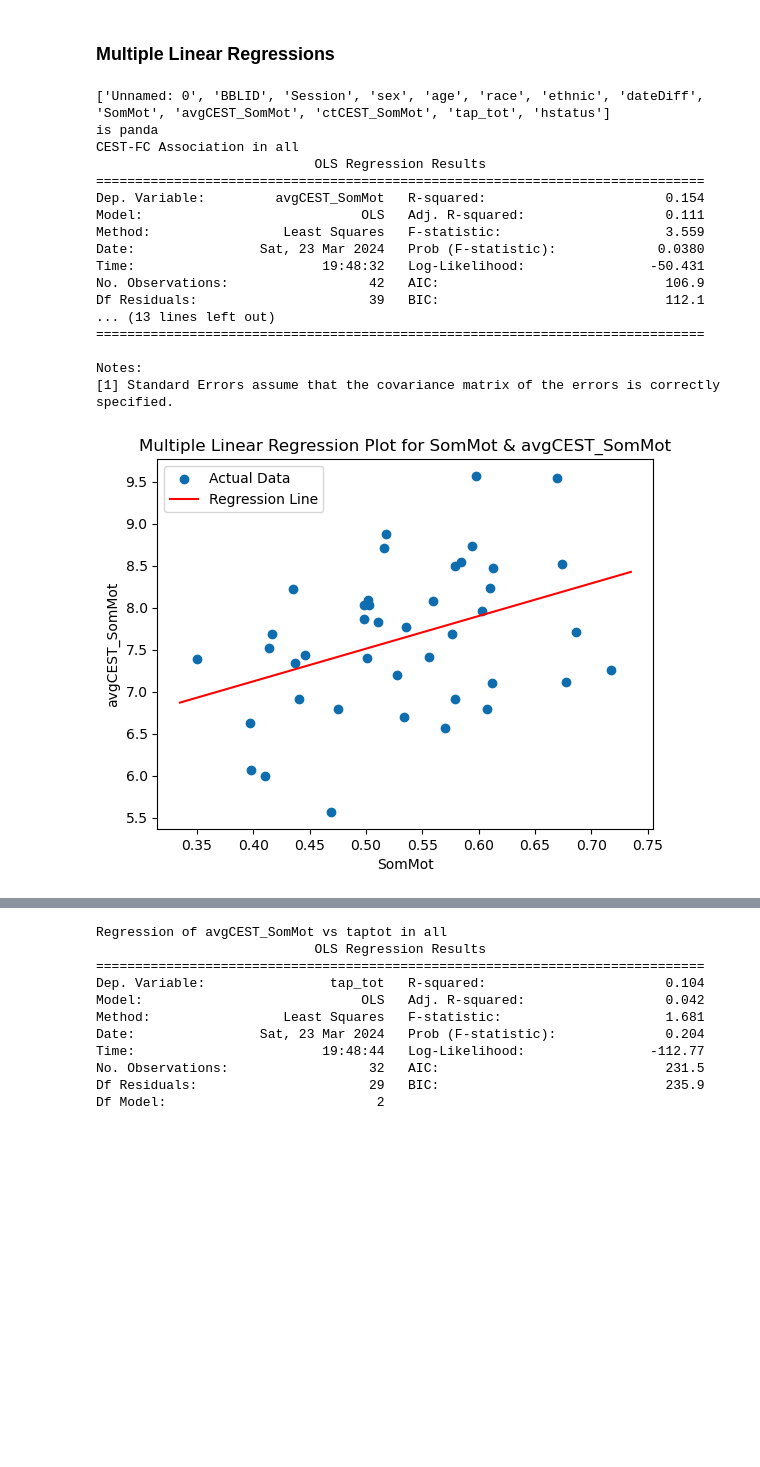
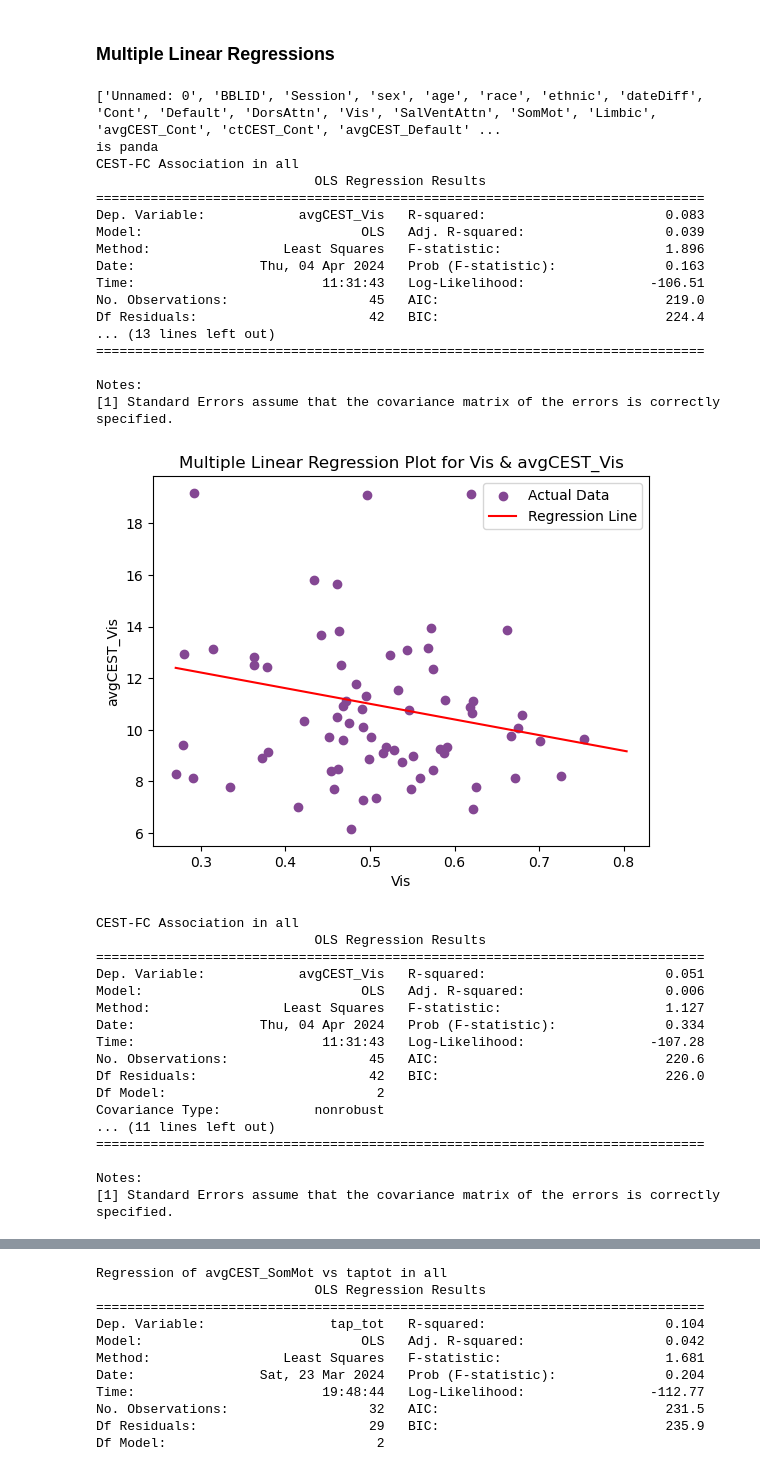
Before and after one commit to pecsok/glucest-rsfmri, a Jupyter notebook: motor_glu_pipeline/motor_figures.ipynb, the cells around one changed output, grey strips where cells are left out. Cells and saved outputs as stored; diff of their text form; code cells hidden in the pictures; blank space fills up the shorter version.

```diff
--- a/motor_glu_pipeline/motor_figures.ipynb
+++ b/motor_glu_pipeline/motor_figures.ipynb
@@ -26,8 +26,8 @@ diag_df = pd.read_csv('diag_df_3T.csv')
 # Choose what to analyse
 networks = ["SomMot", "Vis"]
 #network = "SomMot"
-CESTnetworks = ["avgCEST_SomMot", "ctCEST_SomMot"]
-CNB_scores = [""]
+CESTnetworks = ["avgCEST_SomMot", "ctCEST_SomMot", "avgCEST_Vis", "ctCEST_Vis"]
+CNB_scores = ["tap_tot","volt_cr", "volt_rtcr"]
 CNB_valids = ["tap_valid"]
 diag_scores = ["hstatus"]
 demo_scores = ["sex", "age", "race","ethnic","dateDiff"]
@@ -214,8 +214,8 @@ colors = pd.DataFrame({'Network': ["Cont", "Default", "DorsAttn", "Vis", "SalVen
 
 for network in networks:
     # Quality control figures
-    network="SomMot"
-    cestcol = "avgCEST_" + network
+    network="Vis"
+    cestcol = "avgCEST_Vis"
     metrics = [cestcol, network]
 
     for metric in metrics:
@@ -464,7 +464,7 @@ for network in networks:
     sns.barplot(x='hstatus_', y=cestcol + '_mean', data=avg_df, yerr=avg_df[cestcol + '_std'], label='CEST')
     plt.xlabel('Diagnostic Group')
     plt.ylabel('Mean Value')
-    plt.ylim(5, 9.5)
+    plt.ylim(7, 16)
     plt.title('Average CEST for each hstatus group')
     plt.legend()
     plt.show()
@@ -490,43 +507,85 @@ KeyError: ['']
 graph_df = grp_df
 print(graph_df.columns.tolist())
 print("is panda") if type(graph_df) == pd.core.frame.DataFrame else print("not panda")
+
+cestcol='avgCEST_Vis'
+network='Vis'
+
+formula = f'{cestcol} ~ {network} + {covariate_age}'
+model = smf.ols(formula=formula, data=graph_df).fit()
+print('CEST-FC Association in all')
+print(model.summary())
+
+fig, ax = plt.subplots()
+ax.scatter(graph_df[network], graph_df[cestcol], label='Actual Data')
+# Generate x values for the line
+x_line = pd.DataFrame({network: np.linspace(graph_df[network].min(), graph_df[network].max(), 100),
+                       covariate_age: np.mean(graph_df[covariate_age])})  # Use mean value for the network variable
+# Predictions for the regression line
+y_line = model.predict(x_line)
+# Plot the regression line
+ax.plot(x_line[network], y_line, color='red', label='Regression Line')
+ax.set_xlabel(network)
+ax.set_ylabel(cestcol)
+ax.set_title('Multiple Linear Regression Plot for ' + network + ' & ' + cestcol)
+ax.legend()
+plt.show()
+
+
 
 for network in networks:
     formula = f'{cestcol} ~ {network} + {covariate_age}'
     model = smf.ols(formula=formula, data=graph_df).fit()
     print('CEST-FC Association in all')
     print(model.summary())
 
     fig, ax = plt.subplots()
     ax.scatter(graph_df[network], graph_df[cestcol], label='Actual Data')
     # Generate x values for the line
     x_line = pd.DataFrame({network: np.linspace(graph_df[network].min(), graph_df[network].max(), 100),
                            covariate_age: np.mean(graph_df[covariate_age])})  # Use mean value for the network variable
     # Predictions for the regression line
     y_line = model.predict(x_line)
     # Plot the regression line
     ax.plot(x_line[network], y_line, color='red', label='Regression Line')
     ax.set_xlabel(network)
     ax.set_ylabel(cestcol)
     ax.set_title('Multiple Linear Regression Plot for ' + network + ' & ' + cestcol)
     ax.legend()
     plt.show()
 # %% [output]
-['Unnamed: 0', 'BBLID', 'Session', 'sex', 'age', 'race', 'ethnic', 'dateDiff', 'SomMot', 'avgCEST_SomMot', 'ctCEST_SomMot', 'tap_tot', 'hstatus']
+['Unnamed: 0', 'BBLID', 'Session', 'sex', 'age', 'race', 'ethnic', 'dateDiff', 'Cont', 'Default', 'DorsAttn', 'Vis', 'SalVentAttn', 'SomMot', 'Limbic', 'avgCEST_Cont', 'ctCEST_Cont', 'avgCEST_Default' ...
 is panda
 CEST-FC Association in all
                             OLS Regression Results
 ==============================================================================
-Dep. Variable:         avgCEST_SomMot   R-squared:                       0.154
-Model:                            OLS   Adj. R-squared:                  0.111
-Method:                 Least Squares   F-statistic:                     3.559
-Date:                Sat, 23 Mar 2024   Prob (F-statistic):             0.0380
-Time:                        19:48:32   Log-Likelihood:                -50.431
-No. Observations:                  42   AIC:                             106.9
-Df Residuals:                      39   BIC:                             112.1
+Dep. Variable:            avgCEST_Vis   R-squared:                       0.083
+Model:                            OLS   Adj. R-squared:                  0.039
+Method:                 Least Squares   F-statistic:                     1.896
+Date:                Thu, 04 Apr 2024   Prob (F-statistic):              0.163
+Time:                        11:31:43   Log-Likelihood:                -106.51
+No. Observations:                  45   AIC:                             219.0
+Df Residuals:                      42   BIC:                             224.4
 ... (13 lines left out)
 ==============================================================================
 
 Notes:
 [1] Standard Errors assume that the covariance matrix of the errors is correctly specified.
-[figure, old version]
+[figure, new version]
+CEST-FC Association in all
+                            OLS Regression Results
+==============================================================================
+Dep. Variable:            avgCEST_Vis   R-squared:                       0.051
+Model:                            OLS   Adj. R-squared:                  0.006
+Method:                 Least Squares   F-statistic:                     1.127
+Date:                Thu, 04 Apr 2024   Prob (F-statistic):              0.334
+Time:                        11:31:43   Log-Likelihood:                -107.28
+No. Observations:                  45   AIC:                             220.6
+Df Residuals:                      42   BIC:                             226.0
+Df Model:                           2
+Covariance Type:            nonrobust
+... (11 lines left out)
+==============================================================================
+
+Notes:
+[1] Standard Errors assume that the covariance matrix of the errors is correctly specified.
```
Also changed, not shown: parts of 6 cells of this notebook, 5 other files.
